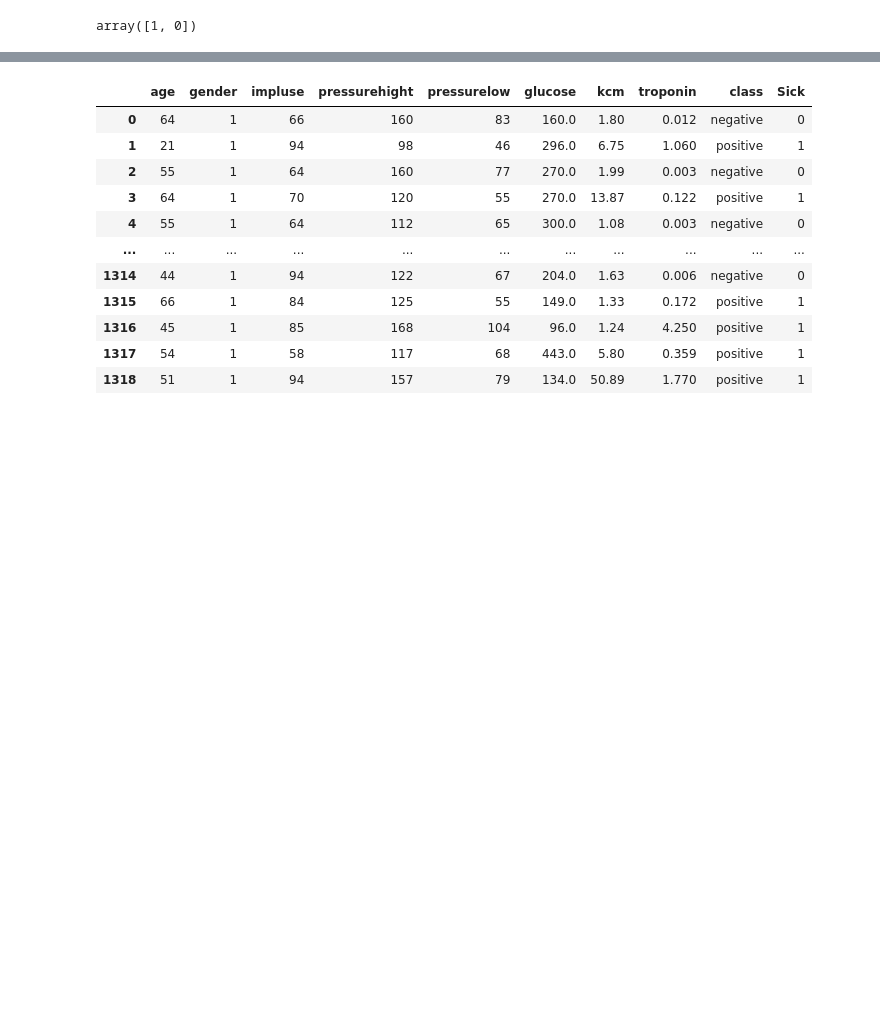
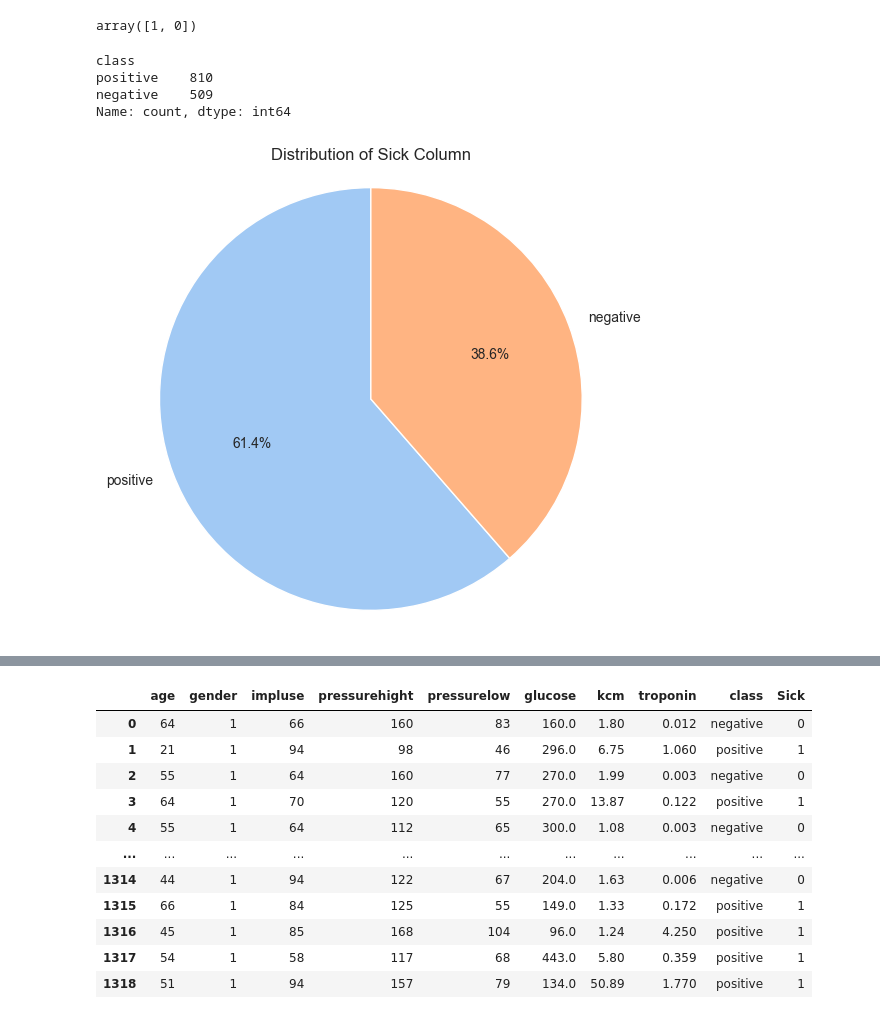
Before and after one commit to Youssef3082004/Heart_Attack_Model, a Jupyter notebook: Heart_Attack_ML.ipynb, the cells around one changed output, grey strips where cells are left out. Cells and saved outputs as stored; diff of their text form; code cells hidden in the pictures; blank space fills up the shorter version.

```diff
--- a/Heart_Attack_ML.ipynb
+++ b/Heart_Attack_ML.ipynb
@@ -77,3 +95,24 @@ dtype: int64
 data['gender'].unique()
 # %% [output]
 array([1, 0])
+# %%
+data["class"].value_counts()
+# %% [output]
+class
+positive    810
+negative    509
+Name: count, dtype: int64
+# %%
+value_counts = data["class"].value_counts()
+
+sns.set_style("whitegrid")
+colors = sns.color_palette("pastel")
+
+plt.figure(figsize=(6,6))
+plt.pie(value_counts.values,labels=value_counts.index, colors=colors,autopct='%1.1f%%',startangle=90)
+
+plt.title("Distribution of Sick Column")
+plt.axis('equal')
+plt.show()
+# %% [output]
+[figure, added]
```
Also changed, not shown: parts of 25 cells of this notebook.
